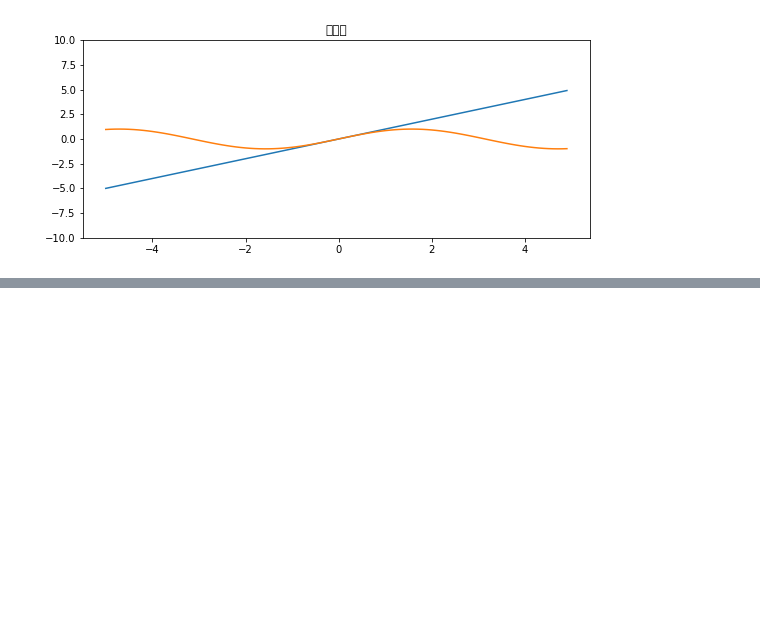
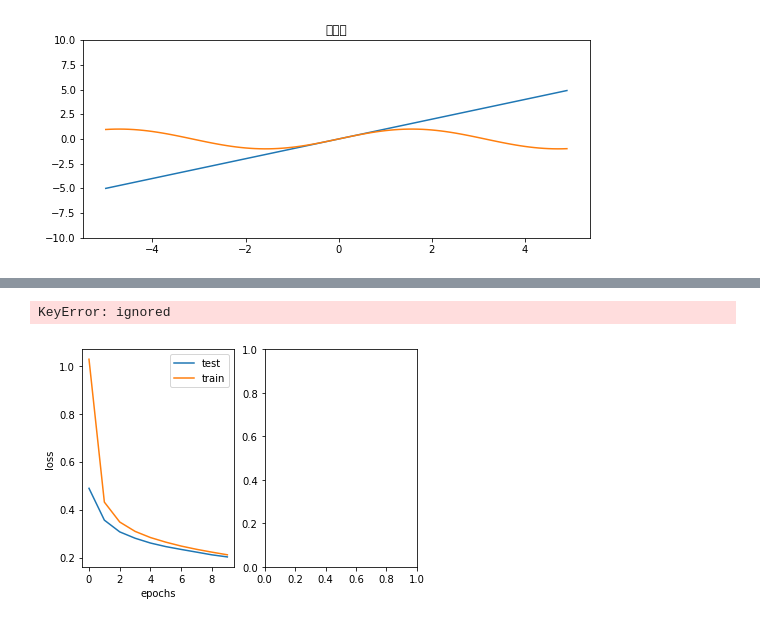
Before and after one commit to saiku122/AIJobcolle, a Jupyter notebook: DeepLearning/講義コード模写.ipynb, the cells around one changed output, grey strips where cells are left out. Drawn from its saved outputs; the diff is of its cells as text; code cells hidden in the pictures; blank space fills up the shorter version.

```diff
--- a/DeepLearning/講義コード模写.ipynb
+++ b/DeepLearning/講義コード模写.ipynb
@@ -27,0 +77,23 @@ plt.show()
+# %%
+#モデル
+print(x_train.shape)
+
+model = Sequential()
+model.add(Dense(768, activation="relu", input_shape=x_train.shape[1:]))
+model.add(Dense(192, activation="relu"))
+model.add(Dense(10, activation="softmax"))
+
+# コンパイル
+model.compile(optimizer='sgd',  #確率的勾配降下法で学習
+              loss="categorical_crossentropy", #損失関数はクロスエントリピー
+              metrics=["accuracy"]) #accuracyで判断
+# サマリ
+model.summary()
+# フィット
+history = model.fit(x_train,
+                    y_train,
+                    batch_size=batch_size,
+                    verbose = 1,
+                    epochs=epochs,
+                    validation_data=(x_test,y_test)
+                    )
@@ -27,0 +118,17 @@ plt.show()
+# %%
+plt.subplot(1,2,1)
+plt.plot(history.history['val_loss'], label='test')
+plt.plot(history.history['loss'], label='train')
+plt.legend()
+plt.xlabel('epochs')
+plt.ylabel('loss')
+
+plt.subplot(1,2,2)
+#plt.plot(history.history['val_acc'], label='test')
+plt.plot(history.history['acc'], label='train')
+plt.legend()
+plt.xlabel('epochs')
+plt.ylabel('accuracy')
+# %% [output]
+KeyError: ignored
+[figure, added]
```
Also changed, not shown: parts of 7 cells of this notebook.
